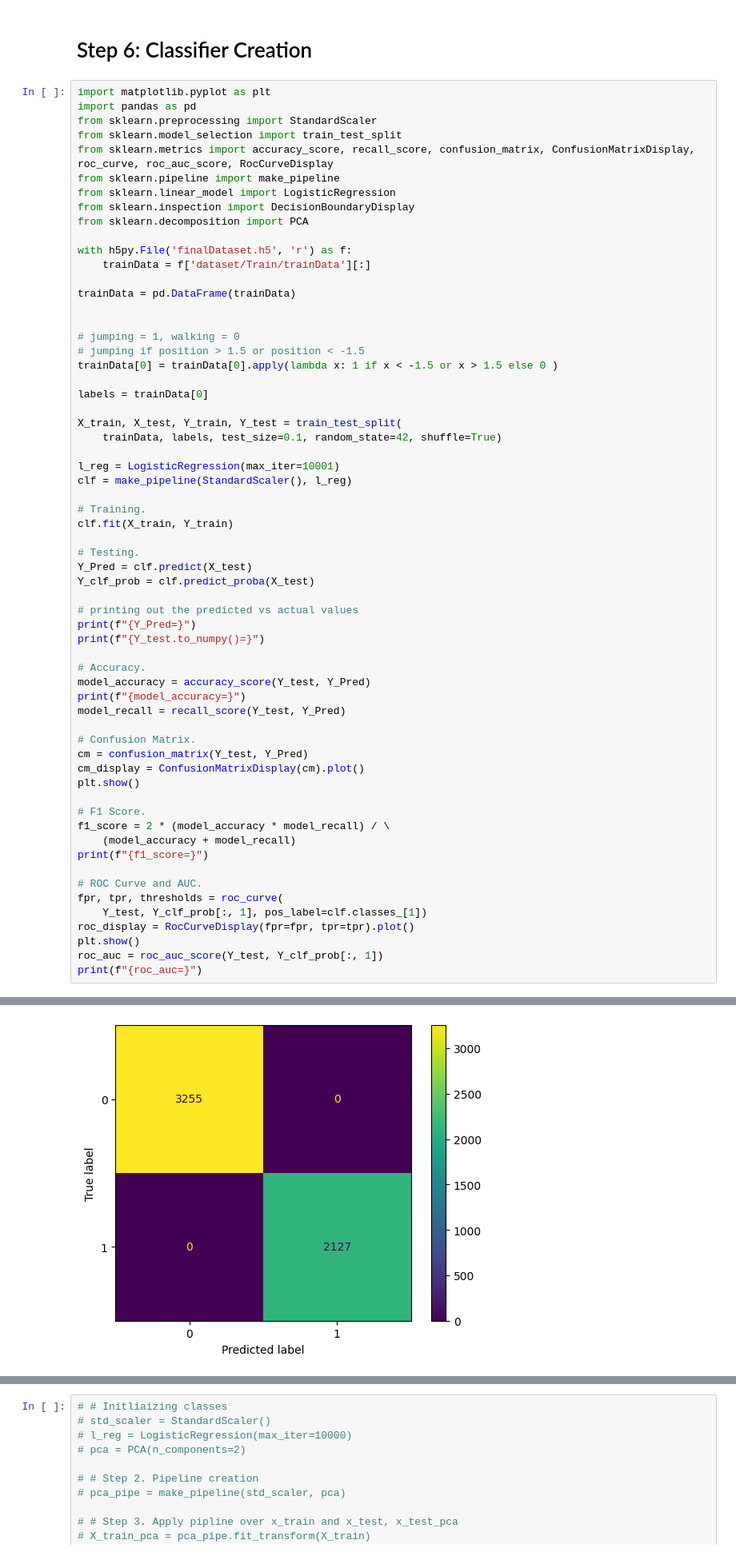
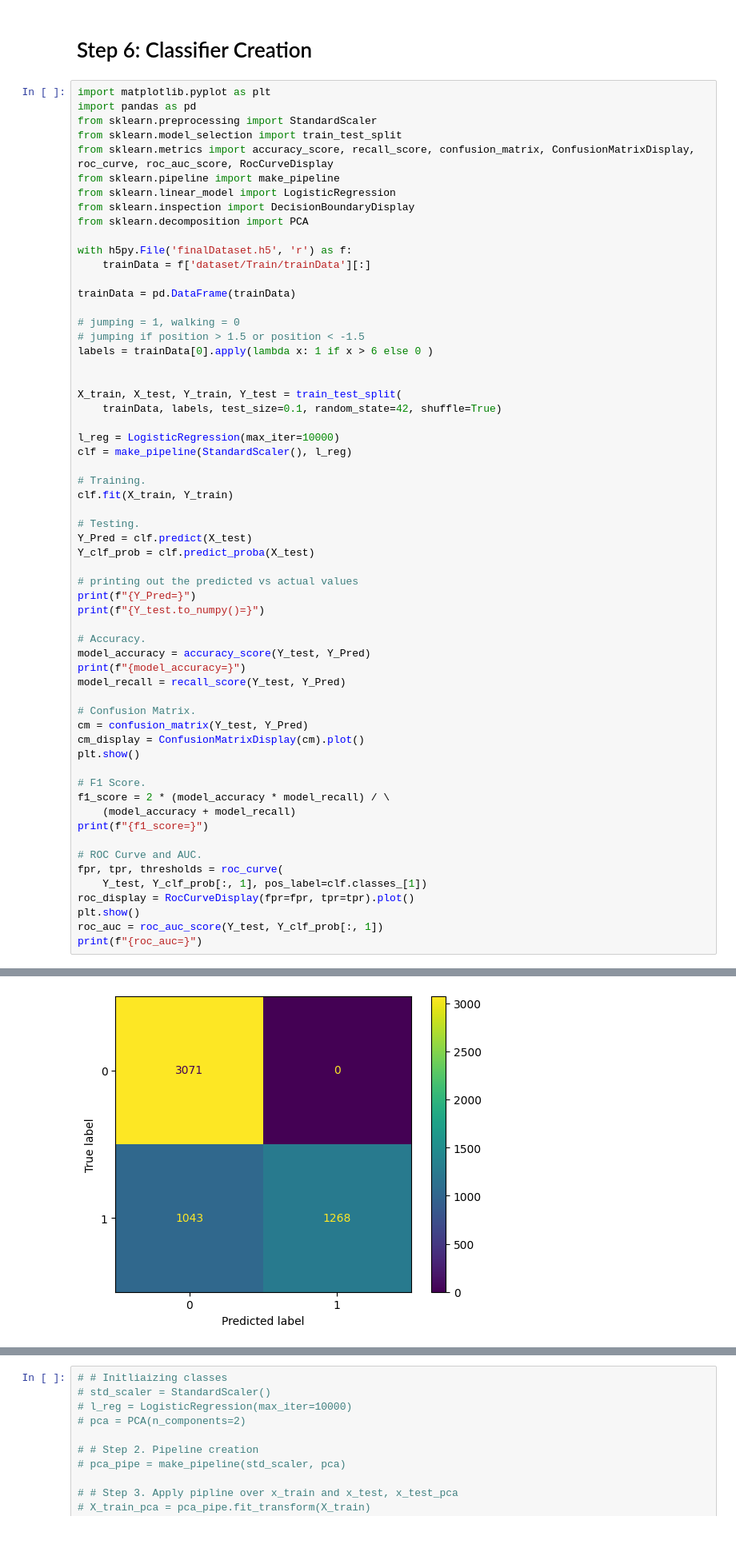
Before and after one commit to connor-leung/walking-jumping-predicting-app, a Jupyter notebook: analysis.ipynb, the cells around one changed output, grey strips where cells are left out. Shown at 80% size. Cells and saved outputs as stored; diff of their text form.

```diff
--- a/analysis.ipynb
+++ b/analysis.ipynb
@@ -190,17 +190,15 @@ with h5py.File('finalDataset.h5', 'r') as f:
 
 trainData = pd.DataFrame(trainData)
 
-
 # jumping = 1, walking = 0
 # jumping if position > 1.5 or position < -1.5
-trainData[0] = trainData[0].apply(lambda x: 1 if x < -1.5 or x > 1.5 else 0 )
+labels = trainData[0].apply(lambda x: 1 if x > 6 else 0 )
 
-labels = trainData[0]
 
 X_train, X_test, Y_train, Y_test = train_test_split(
     trainData, labels, test_size=0.1, random_state=42, shuffle=True)
 
-l_reg = LogisticRegression(max_iter=10001)
+l_reg = LogisticRegression(max_iter=10000)
 clf = make_pipeline(StandardScaler(), l_reg)
 
 # Training.
@@ -243,2 +241,2 @@ model_accuracy=1.0
-[figure, old version]
+[figure, new version]
 No artists with labels found to put in legend.  Note that artists whose label start with an underscore are ignored when legend() is called with no argument.
```
Also changed, not shown: parts of 2 cells of this notebook, 3 other files.
